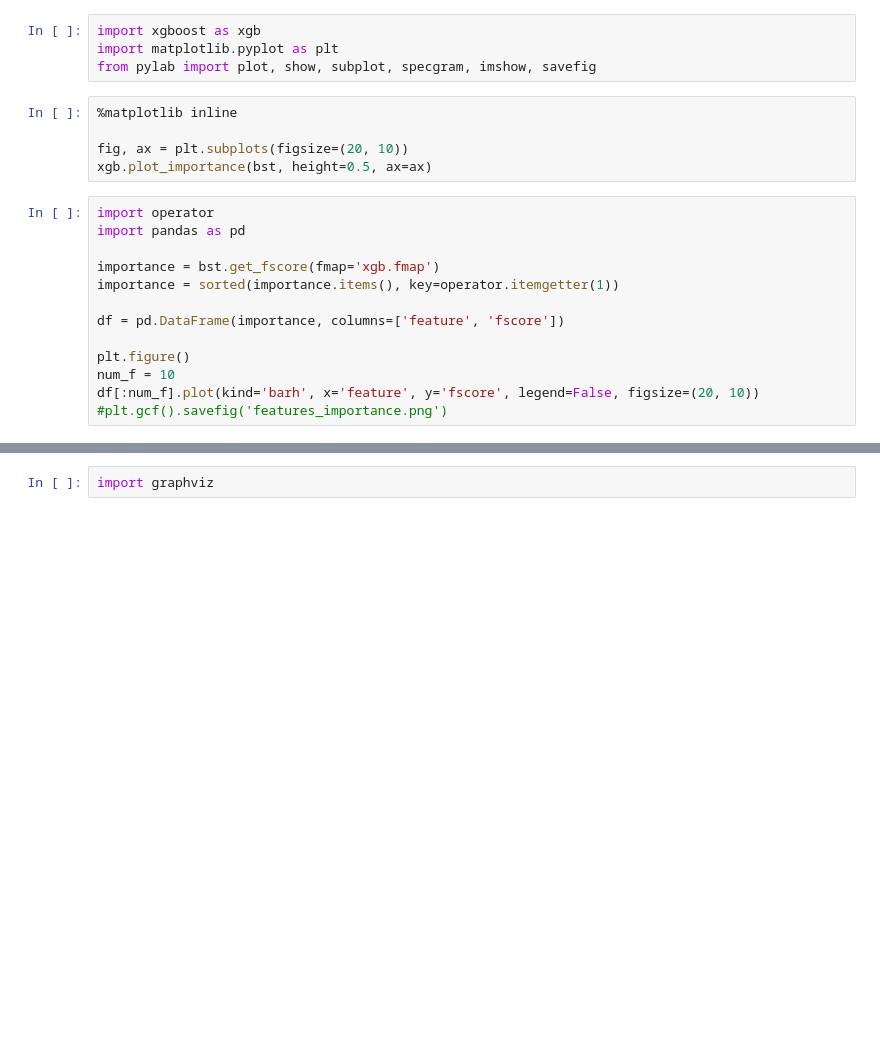
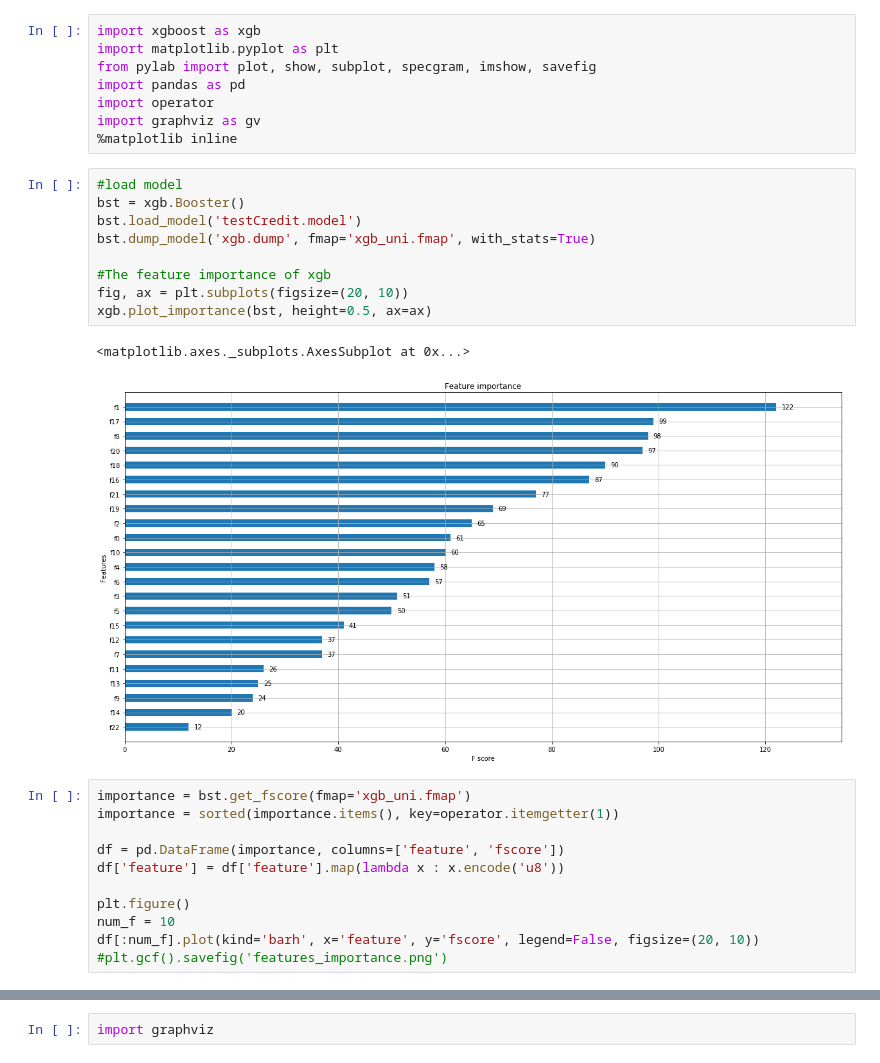
Before and after one commit to skysia1991/risk_poc, a Jupyter notebook: control.ipynb, the cells around one changed output, grey strips where cells are left out. Drawn from its saved outputs; the diff is of its cells as text; blank space fills up the shorter version.

```diff
--- a/control.ipynb
+++ b/control.ipynb
@@ -2,19 +2,28 @@
 import xgboost as xgb
 import matplotlib.pyplot as plt
 from pylab import plot, show, subplot, specgram, imshow, savefig
+import pandas as pd
+import operator
+import graphviz as gv
+%matplotlib inline
 # %%
-%matplotlib inline
+#load model
+bst = xgb.Booster()
+bst.load_model('testCredit.model')
+bst.dump_model('xgb.dump', fmap='xgb_uni.fmap', with_stats=True)
 
+#The feature importance of xgb
 fig, ax = plt.subplots(figsize=(20, 10))
 xgb.plot_importance(bst, height=0.5, ax=ax)
+# %% [output]
+<matplotlib.axes._subplots.AxesSubplot at 0x...>
+[figure, added]
 # %%
-import operator
-import pandas as pd
-
-importance = bst.get_fscore(fmap='xgb.fmap')
+importance = bst.get_fscore(fmap='xgb_uni.fmap')
 importance = sorted(importance.items(), key=operator.itemgetter(1))
 
 df = pd.DataFrame(importance, columns=['feature', 'fscore'])
+df['feature'] = df['feature'].map(lambda x : x.encode('u8'))
 
 plt.figure()
 num_f = 10
```
Also changed, not shown: parts of 7 cells of this notebook, 3 other files.
